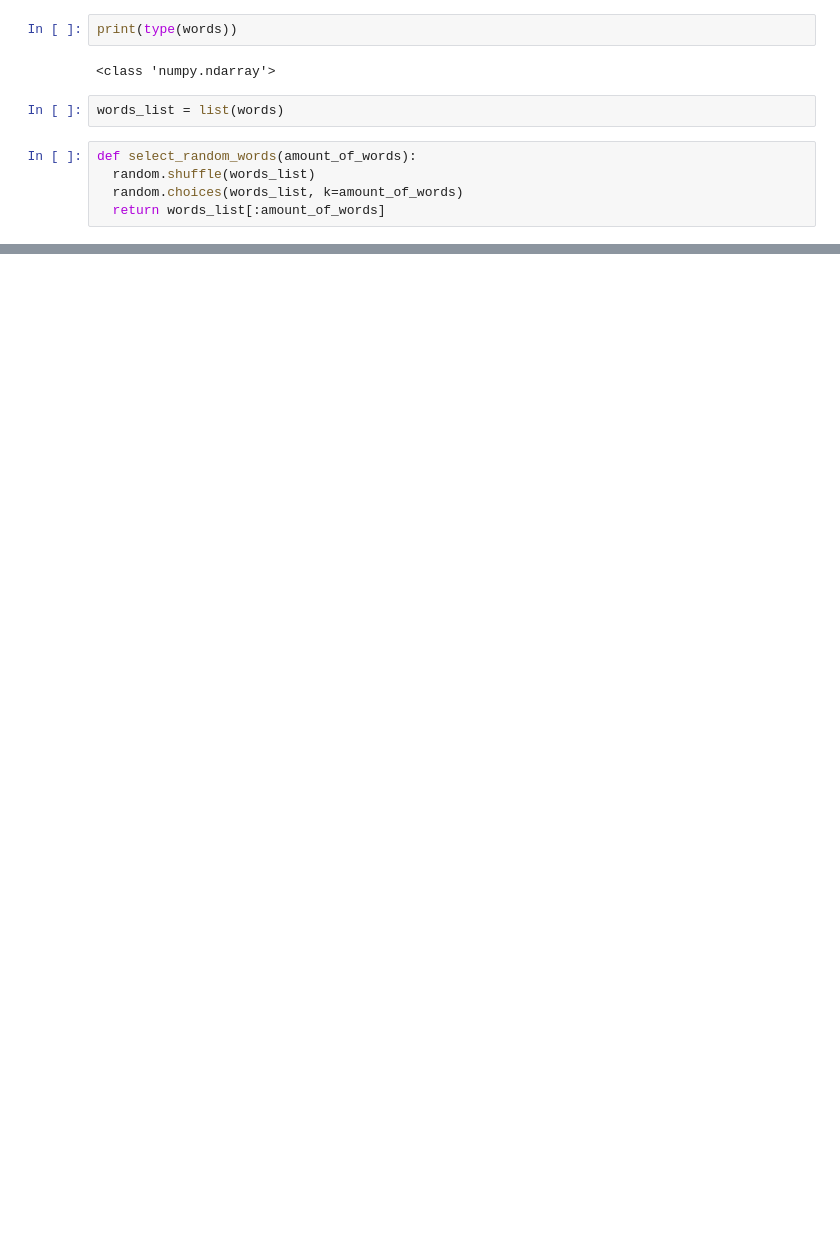
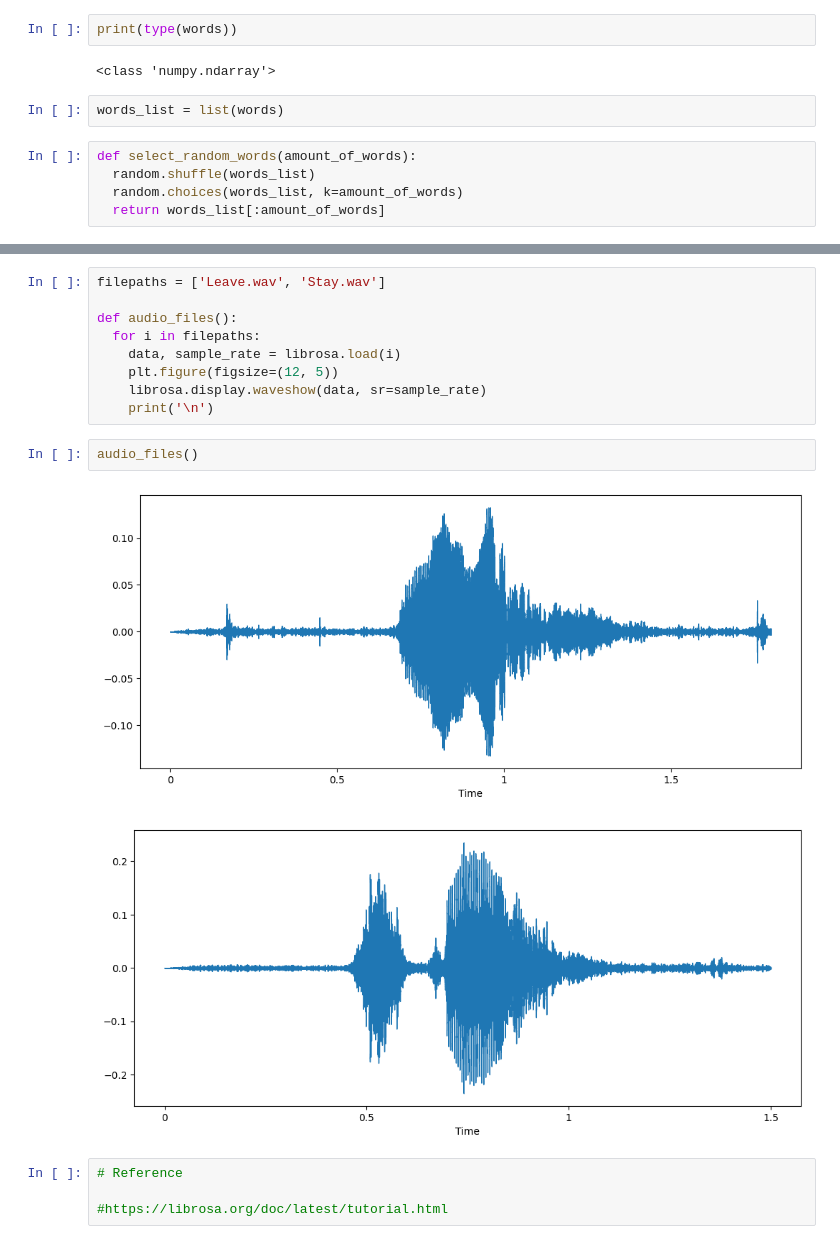
Before and after one commit to laresamdeola/Natural-Language-Processing, a Jupyter notebook: Audio_Engineering_Project.ipynb, the cells around one changed output, grey strips where cells are left out. Drawn from its saved outputs; the diff is of its cells as text; blank space fills up the shorter version.

```diff
--- a/Audio_Engineering_Project.ipynb
+++ b/Audio_Engineering_Project.ipynb
@@ -40,0 +63,18 @@ print(select_random_words(10))
+# %%
+filepaths = ['Leave.wav', 'Stay.wav']
+
+def audio_files():
+  for i in filepaths:
+    data, sample_rate = librosa.load(i)
+    plt.figure(figsize=(12, 5))
+    librosa.display.waveshow(data, sr=sample_rate)
+    print('\n')
+# %%
+audio_files()
+# %% [output]
+[figure, added]
+[figure, added]
+# %%
+# Reference
+
+#https://librosa.org/doc/latest/tutorial.html
```
Also changed, not shown: parts of 9 cells of this notebook.
